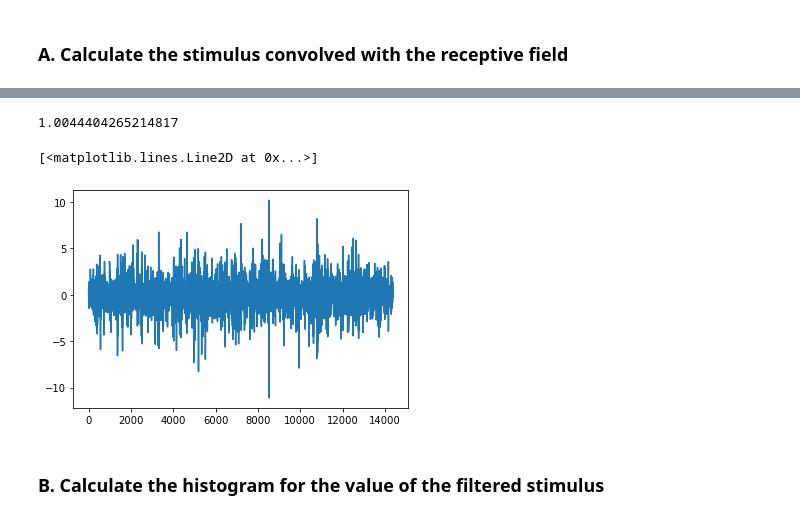
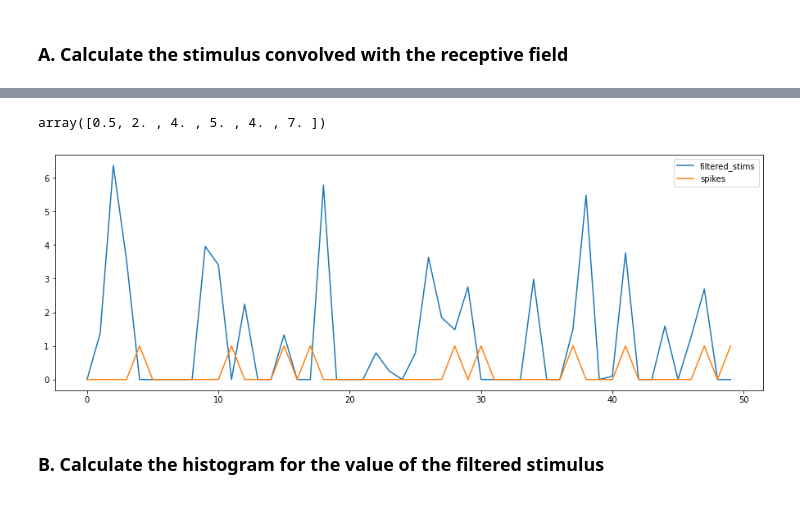
Before and after one commit to NeuroTheoryUMD/mattjac, a Jupyter notebook: sta_exercise.ipynb, the cells around one changed output, grey strips where cells are left out. Cells and saved outputs as stored; diff of their text form; code cells hidden in the pictures.

```diff
--- a/sta_exercise.ipynb
+++ b/sta_exercise.ipynb
@@ -256 +279,12 @@ normalized_sta = sta / np.std(sta)
+# %%
+# test that the g_convolve does what we expect in the happy path
+def test_g_convolve_happy():
+    test_kernel = np.array([0, 0.5, 1])
+    test_stims = np.array([1, 2, 4, 2, 4, 6])
+
+    return g_convolve(test_stims, test_kernel)
+
+test_g_convolve_happy()
+# %% [output]
+array([0.5, 2. , 4. , 5. , 4. , 7. ])
 # %%
@@ -260,12 +292,16 @@ filtered = normalized_sta * merged[w:,0]
-# %%
-np.std(filtered)
-# %% [output]
-1.0044404265214817
-# %%
-plt.plot(filtered)
-# %% [output]
-[<matplotlib.lines.Line2D at 0x...>]
-[figure, removed]
+# %%
+# remove negative values from the filter response
+nonneg_filtered_stims = list(map(lambda x: x if x >= 0 else 0, filtered_stims))
+# %%
+axt = plt.axes([1, 1, 2, 1])
+#axt.plot(stims[50:100], label='stims')
+#axt.plot(filtered_stims[50:100], label='filtered_stims')
+axt.plot(nonneg_filtered_stims[50:100], label='filtered_stims')
+axt.plot([r for s,r in merged[50:100]], label='spikes')
+axt.legend()
+plt.show()
+# %% [output]
+[figure, added]
 # %% [markdown]
 ### B. Calculate the histogram for the value of the filtered stimulus
 # %%
```
Also changed, not shown: parts of 9 cells of this notebook.
